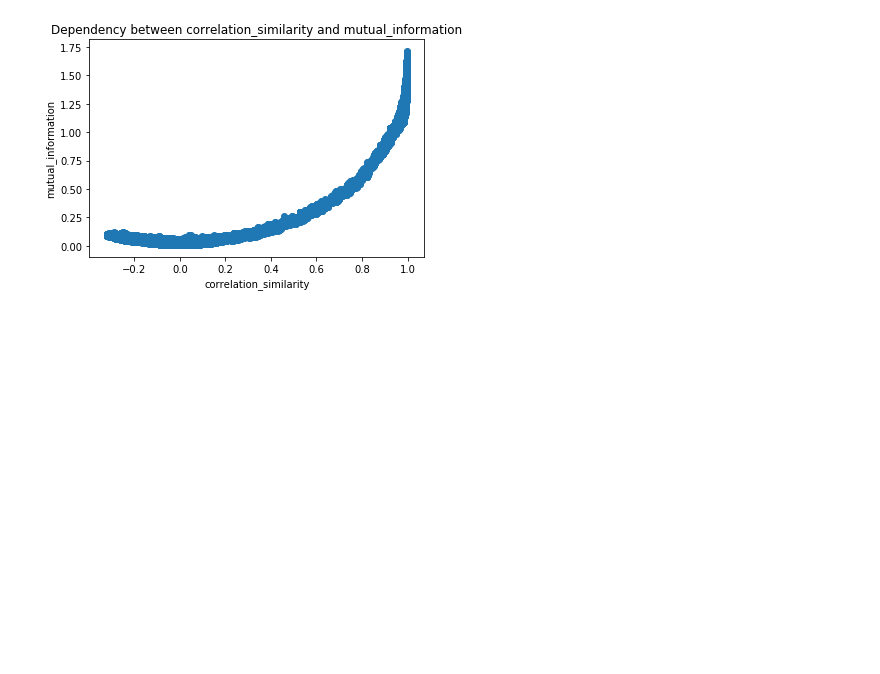
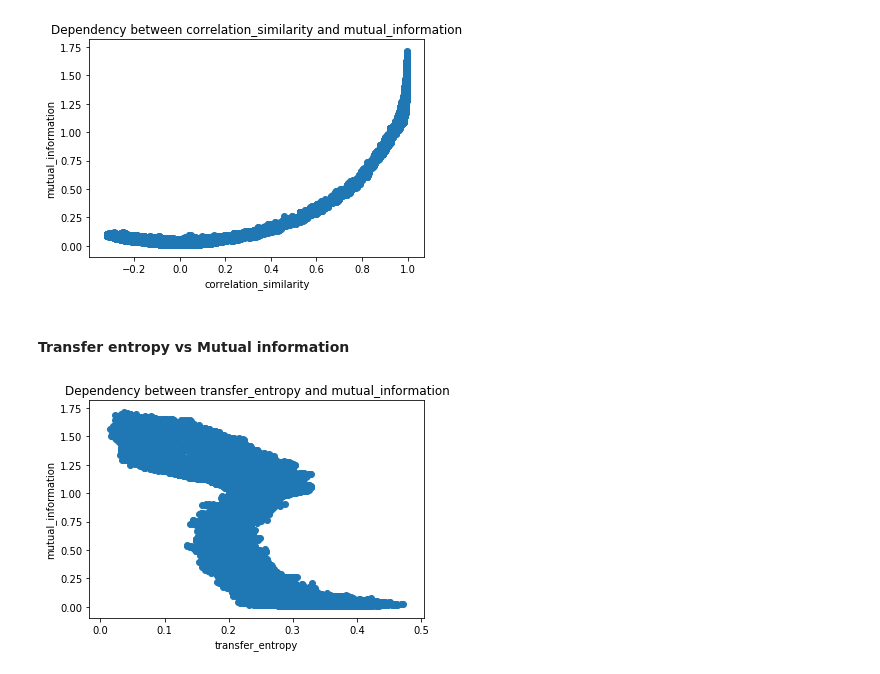
Before and after one commit to Climate-Data-Science/Climate-Similarity-Metrics, a Jupyter notebook: 8_similarity_metrics_dependency.ipynb, the cells around one changed output. Drawn from its saved outputs; the diff is of its cells as text; code cells hidden in the pictures; blank space fills up the shorter version.

```diff
--- a/8_similarity_metrics_dependency.ipynb
+++ b/8_similarity_metrics_dependency.ipynb
@@ -45,3 +47,9 @@ print(plots.plot_similarity_dependency.__doc__)
 plots.plot_similarity_dependency(u_l30, qbo_equator, sim.correlation_similarity, sim.mutual_information)
 # %% [output]
 [figure]
+# %% [markdown]
+<h4>Transfer entropy vs Mutual information</h4>
+# %%
+plots.plot_similarity_dependency(u_l30, qbo_equator, sim.transfer_entropy, sim.mutual_information)
+# %% [output]
+[figure, added]
```
Also changed, not shown: parts of 15 cells of this notebook, 2 other files.
